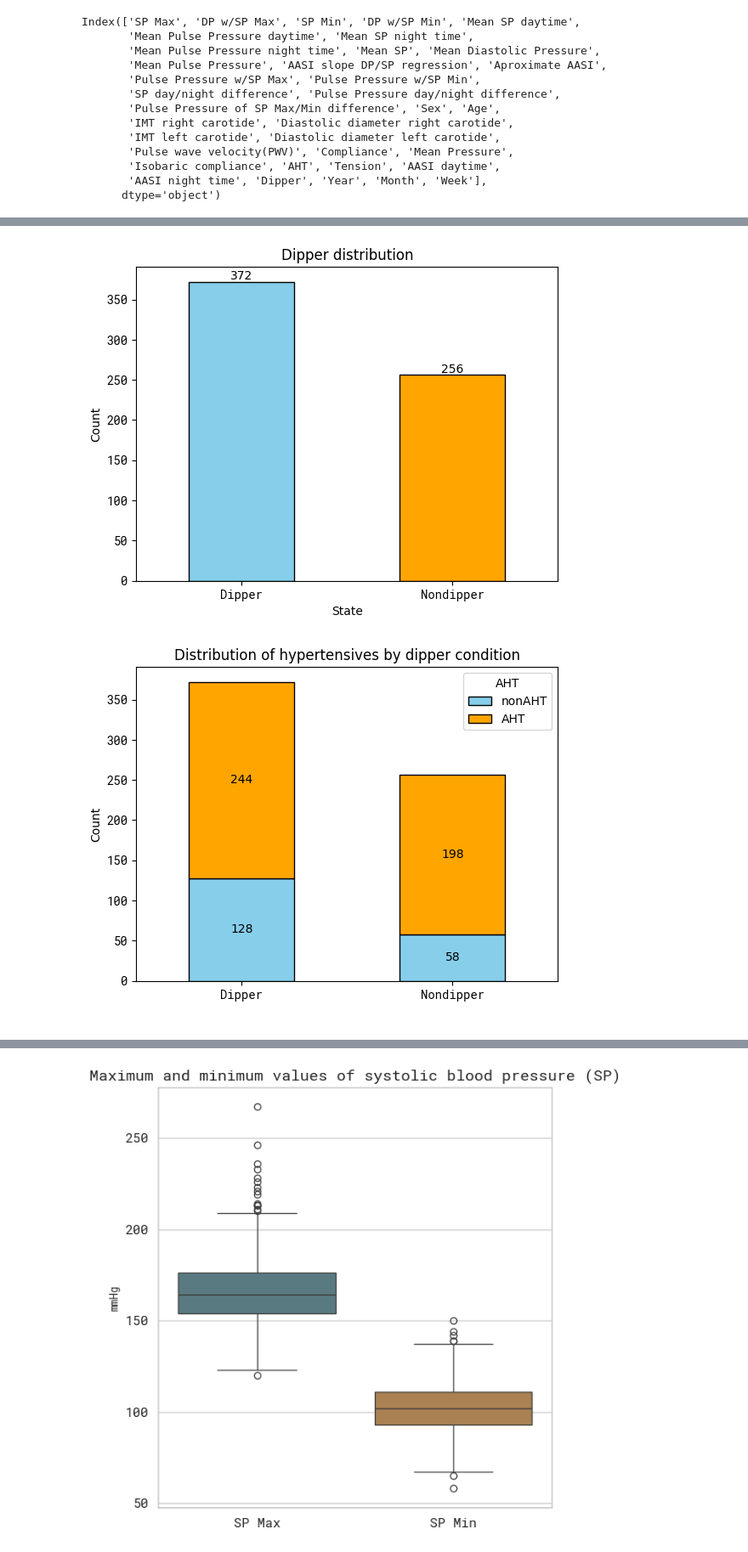
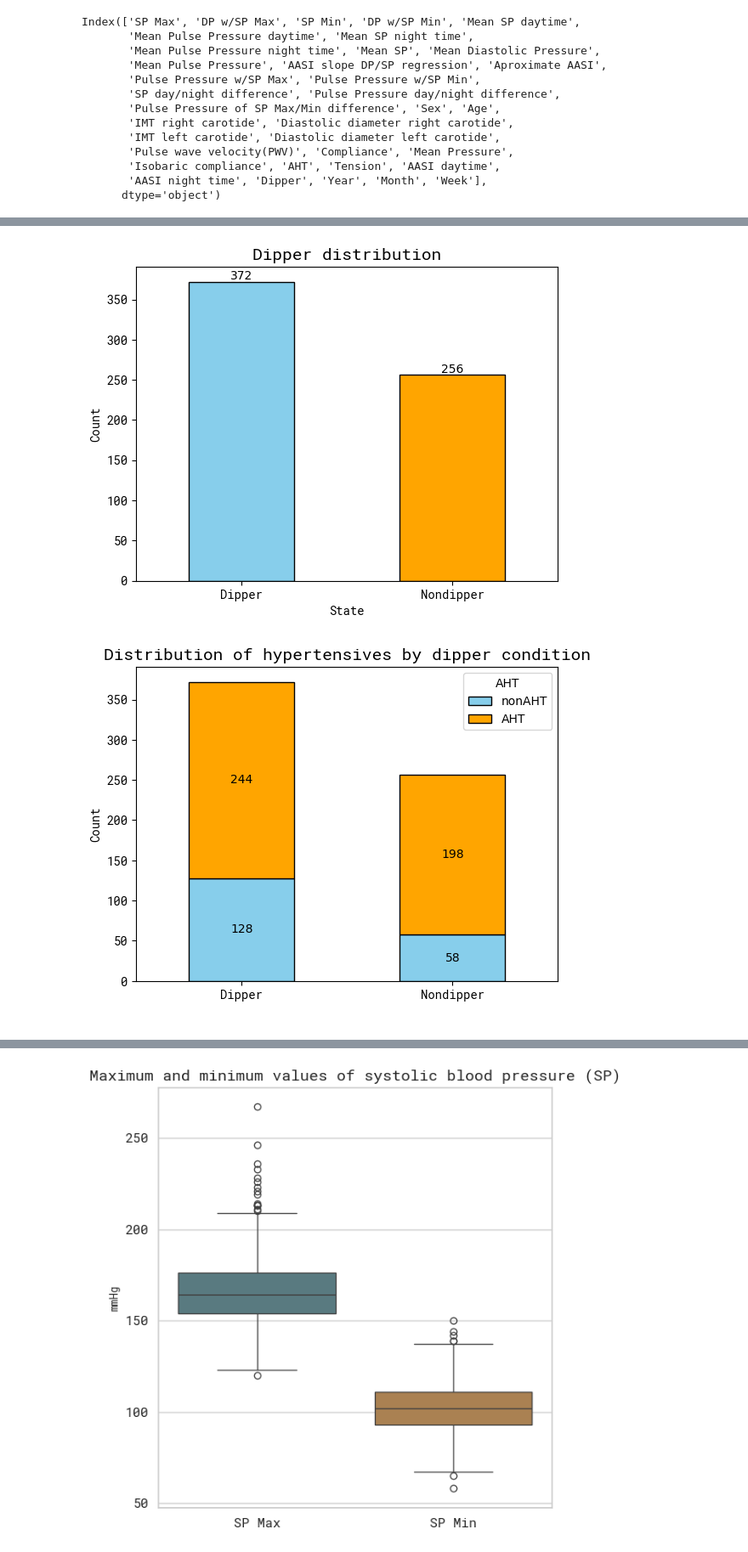
Before and after one commit to Valeria-DataScience/Hypertension, a Jupyter notebook: Arterial_hypertension_EDA.ipynb, the cells around one changed output, grey strips where cells are left out. Shown at 85% size. Drawn from its saved outputs; the diff is of its cells as text; code cells hidden in the pictures.

```diff
--- a/Arterial_hypertension_EDA.ipynb
+++ b/Arterial_hypertension_EDA.ipynb
@@ -80,6 +82,8 @@ columns_to_drop = ['patient', 'Nom']
 # Drop the specified columns inplace
 df.drop(columns_to_drop, axis=1, inplace=True)
 # %%
-# A new inspection to the variables and types
-df.dtypes
+# A new inspection to the variables and types showing column indexes alongside column names
+
+for i, column in enumerate(df.columns):
+    print(i, column)
 # %% [output]
@@ -173,0 +131,5 @@
+# %%
+# Show column indexes alongside column names
+
+for i, column in enumerate(df.columns):
+    print(i, column)
@@ -396,9 +346,9 @@ palette = get_hex("Acanthisthius_brasilianus", keep_first_n=2)
 font = load_google_font('Roboto Mono')
 plt.xticks(fontsize='8', font=font)
 plt.yticks(fontsize='8', font=font)
-plt.title('Dipper distribution')
-plt.xlabel('State')
-plt.ylabel('Count')
+plt.title('Dipper distribution', font=font, fontsize='14')
+plt.xlabel('State', font=font, fontsize='10')
+plt.ylabel('Count', font=font, fontsize='10')
 
 # Replace x-axis labels
 ax.set_xticklabels(['Dipper', 'Nondipper'], rotation=0)
@@ -410,41 +360,41 @@ for p in ax.patches:
                 ha='center', va='bottom')
 plt.show()
 # %% [output]
-[figure, old version]
+[figure, new version]
 # %%
 # Stacked plots
 # Cross-tabulation
 ct = pd.crosstab(numeric_df['Dipper'], numeric_df['AHT'])
 
 
 # Replace index (x-axis labels) and columns (legend labels)
 ct.index = ['Dipper', 'Nondipper']
 ct.columns = ['nonAHT', 'AHT']
 
 # Plot
 ax = ct.plot(kind='bar', stacked=True, color=['skyblue','orange'], edgecolor='black')
 palette = get_hex("Acanthisthius_brasilianus", keep_first_n=2)
 font = load_google_font('Roboto Mono')
 plt.xticks(fontsize='8', font=font, rotation=0)
 plt.yticks(fontsize='8', font=font)
-plt.title('Distribution of hypertensives by dipper condition')
+plt.title('Distribution of hypertensives by dipper condition', font=font, fontsize='14')
 plt.xlabel(' ')
-plt.ylabel('Count')
+plt.ylabel('Count', font=font, fontsize='10')
 plt.legend(title='AHT')
 
 
 # Add values on top of each stack
 for i, Dipper in enumerate(ct.index):
     bottom = 0
     for j, AHT in enumerate(ct.columns):
         height = ct.loc[Dipper, AHT]
         ax.text(i, bottom + height/2, str(height), ha='center', va='center', color='black', fontsize=10)
         bottom += height
 
 
 
 
 plt.show()
 # %% [output]
-[figure, old version]
+[figure, new version]
 # %% [markdown]
```
Also changed, not shown: parts of 48 cells of this notebook.
